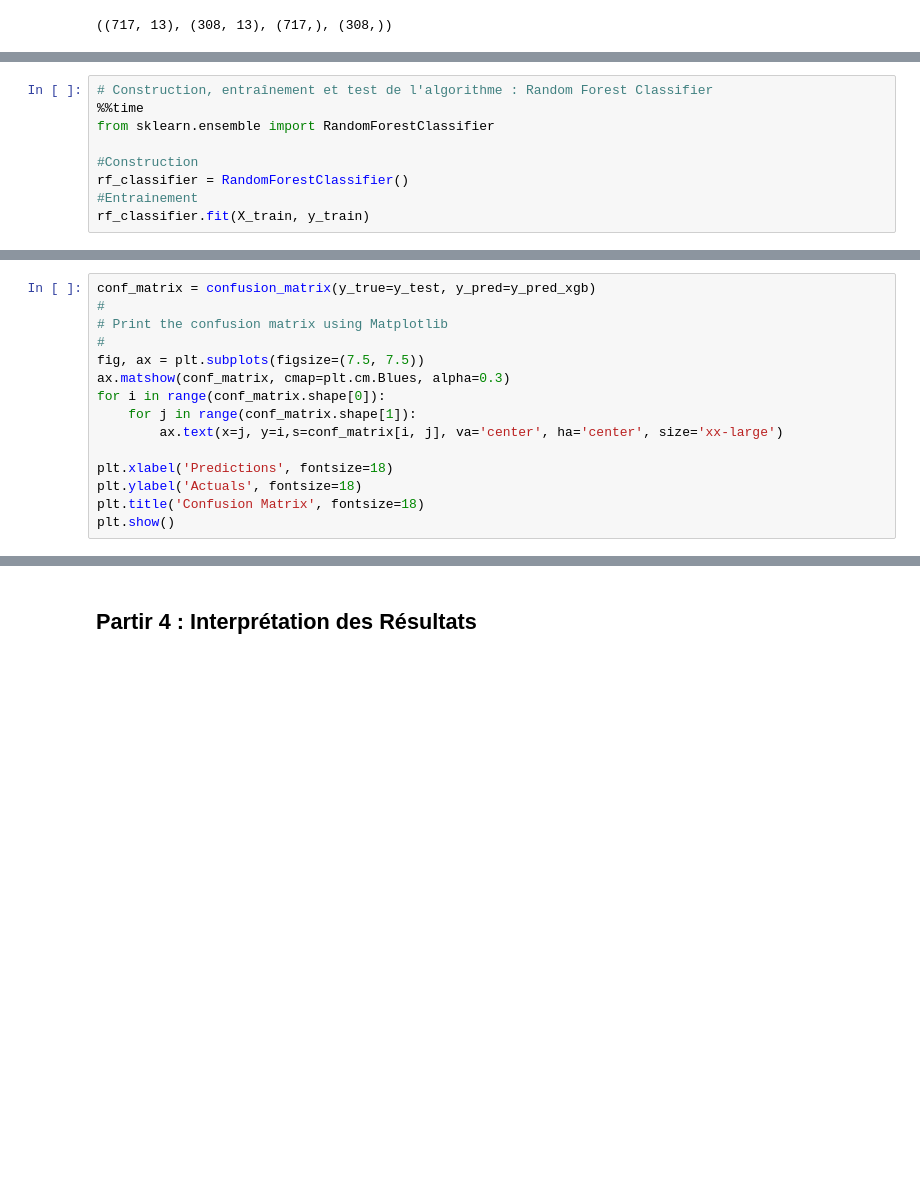
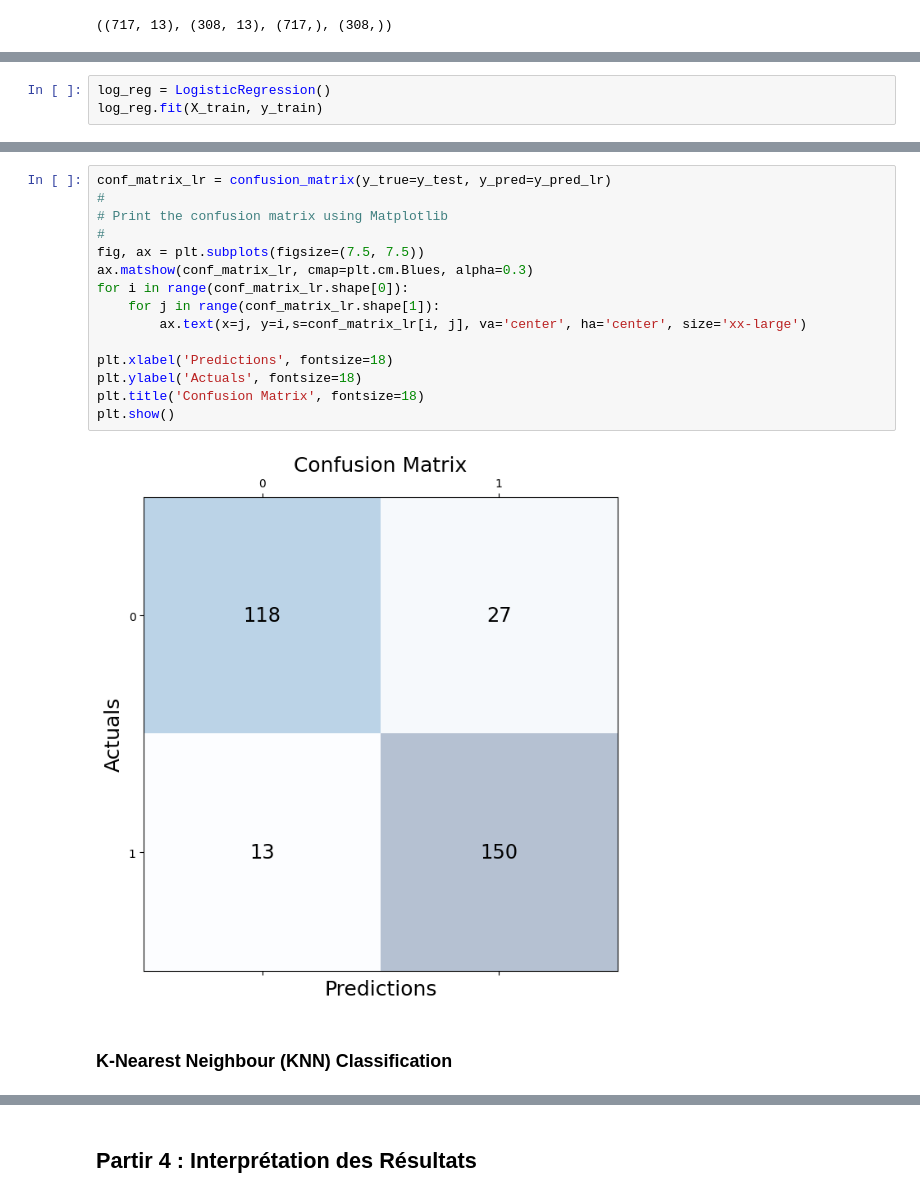
Before and after one commit to appistore/Heart-disease, a Jupyter notebook: Heart_Disease_Dataset.ipynb, the cells around one changed output, grey strips where cells are left out. Cells and saved outputs as stored; diff of their text form; blank space fills up the shorter version.

```diff
--- a/Heart_Disease_Dataset.ipynb
+++ b/Heart_Disease_Dataset.ipynb
@@ -172,9 +169,0 @@ X_train.shape, X_test.shape, y_train.shape, y_test.shape
-# %%
-# Construction, entraînement et test de l'algorithme : Random Forest Classifier
-%%time
-from sklearn.ensemble import RandomForestClassifier
-
-#Construction
-rf_classifier = RandomForestClassifier()
-#Entrainement
-rf_classifier.fit(X_train, y_train)
@@ -442,15 +169,0 @@ f1 xgb =  1.0
-# %%
-conf_matrix = confusion_matrix(y_true=y_test, y_pred=y_pred_xgb)
-#
-# Print the confusion matrix using Matplotlib
-#
-fig, ax = plt.subplots(figsize=(7.5, 7.5))
-ax.matshow(conf_matrix, cmap=plt.cm.Blues, alpha=0.3)
-for i in range(conf_matrix.shape[0]):
-    for j in range(conf_matrix.shape[1]):
-        ax.text(x=j, y=i,s=conf_matrix[i, j], va='center', ha='center', size='xx-large')
-
-plt.xlabel('Predictions', fontsize=18)
-plt.ylabel('Actuals', fontsize=18)
-plt.title('Confusion Matrix', fontsize=18)
-plt.show()
@@ -458,0 +172,3 @@ plt.show()
+# %%
+log_reg = LogisticRegression()
+log_reg.fit(X_train, y_train)
@@ -458,0 +219,19 @@ plt.show()
+# %%
+conf_matrix_lr = confusion_matrix(y_true=y_test, y_pred=y_pred_lr)
+#
+# Print the confusion matrix using Matplotlib
+#
+fig, ax = plt.subplots(figsize=(7.5, 7.5))
+ax.matshow(conf_matrix_lr, cmap=plt.cm.Blues, alpha=0.3)
+for i in range(conf_matrix_lr.shape[0]):
+    for j in range(conf_matrix_lr.shape[1]):
+        ax.text(x=j, y=i,s=conf_matrix_lr[i, j], va='center', ha='center', size='xx-large')
+
+plt.xlabel('Predictions', fontsize=18)
+plt.ylabel('Actuals', fontsize=18)
+plt.title('Confusion Matrix', fontsize=18)
+plt.show()
+# %% [output]
+[figure, added]
+# %% [markdown]
+### K-Nearest Neighbour (KNN) Classification
```
Also changed, not shown: parts of 40 cells of this notebook.
